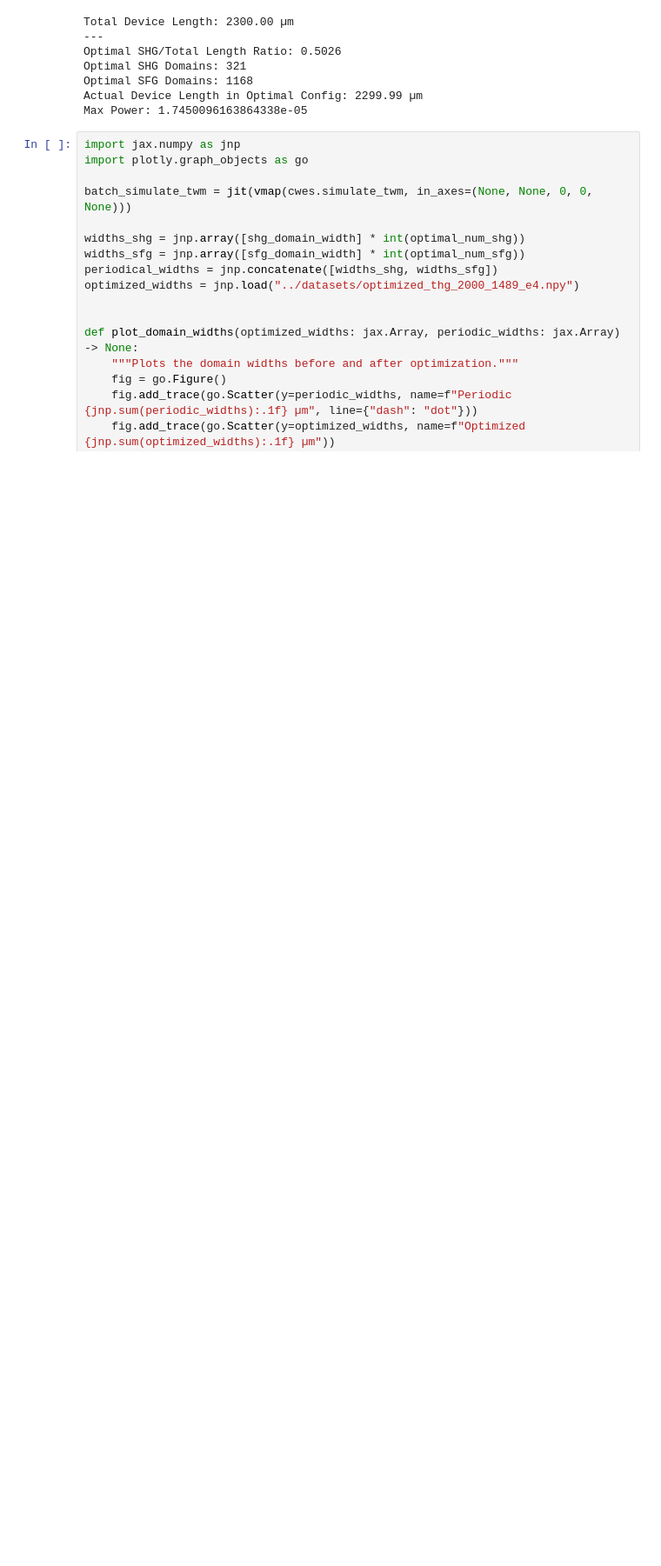
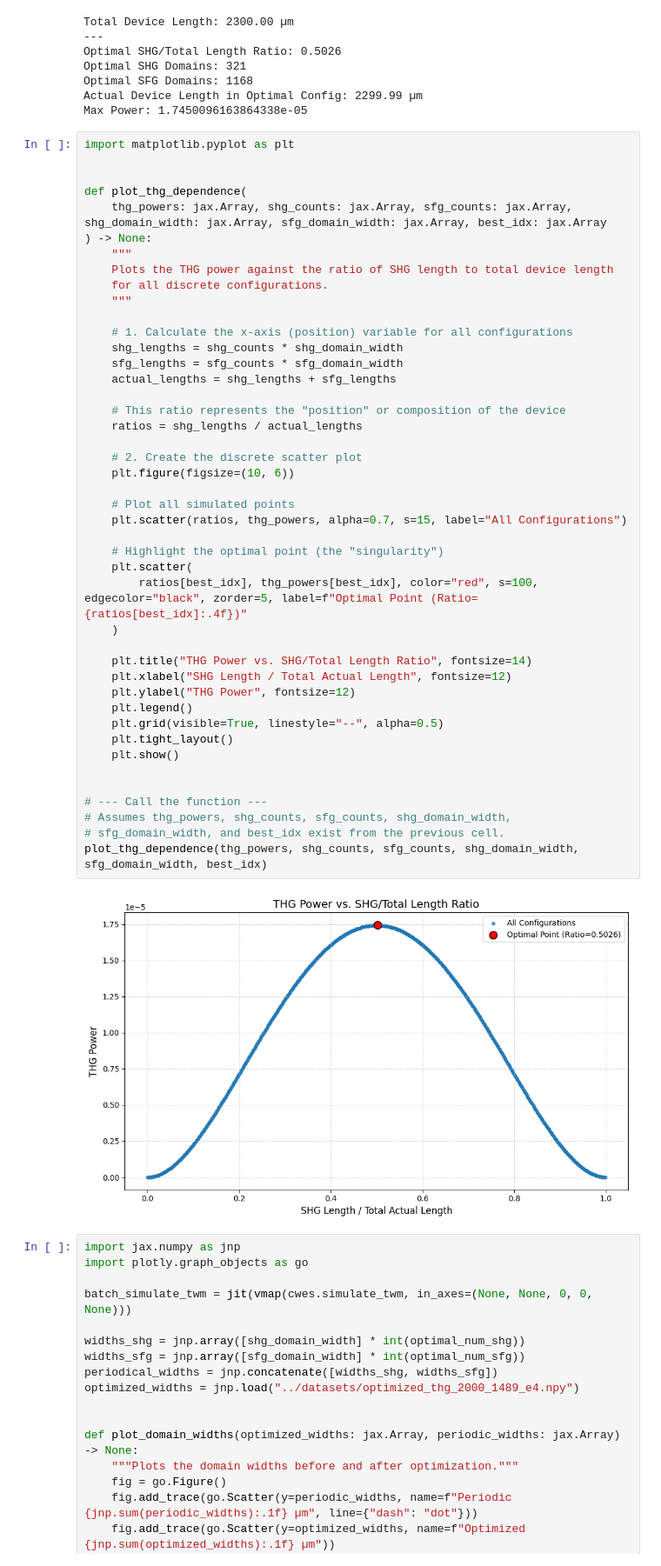
Before and after one commit to Xo1otl/qpm, a Jupyter notebook: examples/presentation/optimized_thg.ipynb, the cells around one changed output. Shown at 87% size. Cells and saved outputs as stored; diff of their text form; blank space fills up the shorter version.

```diff
--- a/examples/presentation/optimized_thg.ipynb
+++ b/examples/presentation/optimized_thg.ipynb
@@ -93,6 +93,52 @@ Optimal SHG Domains: 321
 Optimal SFG Domains: 1168
 Actual Device Length in Optimal Config: 2299.99 µm
 Max Power: 1.7450096163864338e-05
+# %%
+import matplotlib.pyplot as plt
+
+
+def plot_thg_dependence(
+    thg_powers: jax.Array, shg_counts: jax.Array, sfg_counts: jax.Array, shg_domain_width: jax.Array, sfg_domain_width: jax.Array, best_idx: jax.Array
+) -> None:
+    """
+    Plots the THG power against the ratio of SHG length to total device length
+    for all discrete configurations.
+    """
+
+    # 1. Calculate the x-axis (position) variable for all configurations
+    shg_lengths = shg_counts * shg_domain_width
+    sfg_lengths = sfg_counts * sfg_domain_width
+    actual_lengths = shg_lengths + sfg_lengths
+
+    # This ratio represents the "position" or composition of the device
+    ratios = shg_lengths / actual_lengths
+
+    # 2. Create the discrete scatter plot
+    plt.figure(figsize=(10, 6))
+
+    # Plot all simulated points
+    plt.scatter(ratios, thg_powers, alpha=0.7, s=15, label="All Configurations")
+
+    # Highlight the optimal point (the "singularity")
+    plt.scatter(
+        ratios[best_idx], thg_powers[best_idx], color="red", s=100, edgecolor="black", zorder=5, label=f"Optimal Point (Ratio={ratios[best_idx]:.4f})"
+    )
+
+    plt.title("THG Power vs. SHG/Total Length Ratio", fontsize=14)
+    plt.xlabel("SHG Length / Total Actual Length", fontsize=12)
+    plt.ylabel("THG Power", fontsize=12)
+    plt.legend()
+    plt.grid(visible=True, linestyle="--", alpha=0.5)
+    plt.tight_layout()
+    plt.show()
+
+
+# --- Call the function ---
+# Assumes thg_powers, shg_counts, sfg_counts, shg_domain_width,
+# sfg_domain_width, and best_idx exist from the previous cell.
+plot_thg_dependence(thg_powers, shg_counts, sfg_counts, shg_domain_width, sfg_domain_width, best_idx)
+# %% [output]
+[figure, added]
 # %%
 import jax.numpy as jnp
 import plotly.graph_objects as go
```
Also changed, not shown: 8 other files.
